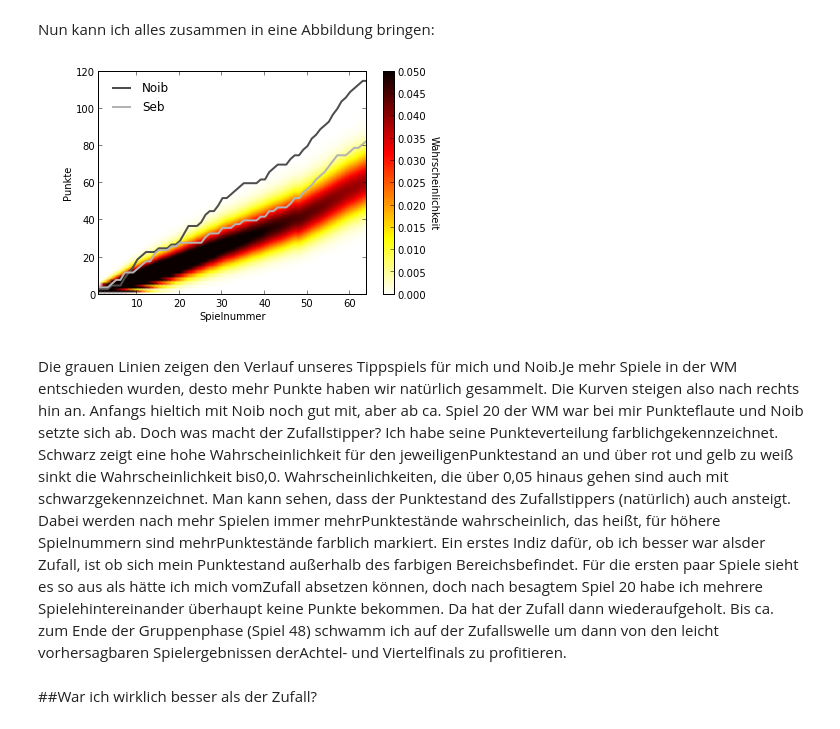
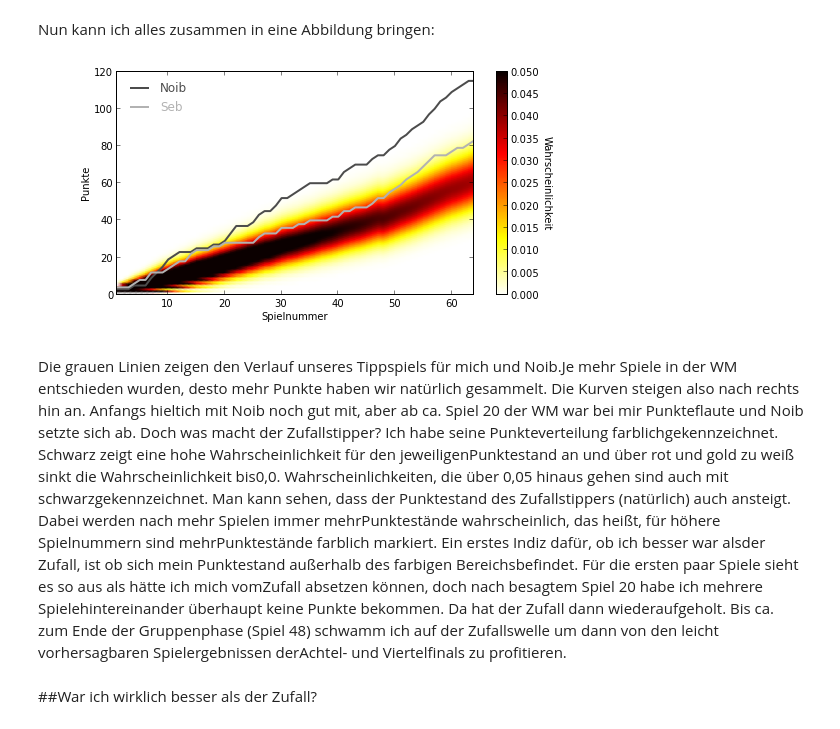
Before and after one commit to sbitzer/WorldCupTippSimulator, a Jupyter notebook: WCTippSimulator.ipynb, the cells around one changed output. Drawn from its saved outputs; the diff is of its cells as text; code cells hidden in the pictures.

Commit message:
finished text and smaller changes in pval figure

```diff
--- a/WCTippSimulator.ipynb
+++ b/WCTippSimulator.ipynb
@@ -39,15 +39,15 @@ Pdist = tip.compPointDist(sim)
 # %% [markdown]
 Das möchte ich natürlich mit meinen Punkten vergleichen. Dazu lade ich meineTipps ins Programm und berechne die dafür erhaltenen Punkte vom Tippspiel.Gleichzeitig lade ich auch die Daten für den Gewinner unserer Tipprunde, derdas Pseudonym "Noib" als Name gewählt hatte.
 # %%
-names, tscores = tip.readWC2014tipps()tpoints = tip.compWCPoints(tscores)
+names, tscores = tip.readWC2014tipps()tpoints = tip.compWCPoints(tscores)tpointssum = tpoints.cumsum(0)
 # %% [markdown]
 Nun kann ich alles zusammen in eine Abbildung bringen:
-# %%
-plotTippScoresWithDist(Pdist, tpoints.cumsum(0), names)
-# %% [output]
-[figure, removed]
+# %%
+plotTippPointsWithDist(Pdist, tpointssum, names)
+# %% [output]
+[figure, added]
 # %% [markdown]
-Die grauen Linien zeigen den Verlauf unseres Tippspiels für mich und Noib.Je mehr Spiele in der WM entschieden wurden, desto mehr Punkte haben wir natürlich gesammelt. Die Kurven steigen also nach rechts hin an. Anfangs hieltich mit Noib noch gut mit, aber ab ca. Spiel 20 der WM war bei mir Punkteflaute und Noib setzte sich ab. Doch was macht der Zufallstipper? Ich habe seine Punkteverteilung farblichgekennzeichnet. Schwarz zeigt eine hohe Wahrscheinlichkeit für den jeweiligenPunktestand an und über rot und gelb zu weiß sinkt die Wahrscheinlichkeit bis0,0. Wahrscheinlichkeiten, die über 0,05 hinaus gehen sind auch mit schwarzgekennzeichnet. Man kann sehen, dass der Punktestand des Zufallstippers (natürlich) auch ansteigt. Dabei werden nach mehr Spielen immer mehrPunktestände wahrscheinlich, das heißt, für höhere Spielnummern sind mehrPunktestände farblich markiert. Ein erstes Indiz dafür, ob ich besser war alsder Zufall, ist ob sich mein Punktestand außerhalb des farbigen Bereichsbefindet. Für die ersten paar Spiele sieht es so aus als hätte ich mich vomZufall absetzen können, doch nach besagtem Spiel 20 habe ich mehrere Spielehintereinander überhaupt keine Punkte bekommen. Da hat der Zufall dann wiederaufgeholt. Bis ca. zum Ende der Gruppenphase (Spiel 48) schwamm ich auf der Zufallswelle um dann von den leicht vorhersagbaren Spielergebnissen derAchtel- und Viertelfinals zu profitieren.
+Die grauen Linien zeigen den Verlauf unseres Tippspiels für mich und Noib.Je mehr Spiele in der WM entschieden wurden, desto mehr Punkte haben wir natürlich gesammelt. Die Kurven steigen also nach rechts hin an. Anfangs hieltich mit Noib noch gut mit, aber ab ca. Spiel 20 der WM war bei mir Punkteflaute und Noib setzte sich ab. Doch was macht der Zufallstipper? Ich habe seine Punkteverteilung farblichgekennzeichnet. Schwarz zeigt eine hohe Wahrscheinlichkeit für den jeweiligenPunktestand an und über rot und gold zu weiß sinkt die Wahrscheinlichkeit bis0,0. Wahrscheinlichkeiten, die über 0,05 hinaus gehen sind auch mit schwarzgekennzeichnet. Man kann sehen, dass der Punktestand des Zufallstippers (natürlich) auch ansteigt. Dabei werden nach mehr Spielen immer mehrPunktestände wahrscheinlich, das heißt, für höhere Spielnummern sind mehrPunktestände farblich markiert. Ein erstes Indiz dafür, ob ich besser war alsder Zufall, ist ob sich mein Punktestand außerhalb des farbigen Bereichsbefindet. Für die ersten paar Spiele sieht es so aus als hätte ich mich vomZufall absetzen können, doch nach besagtem Spiel 20 habe ich mehrere Spielehintereinander überhaupt keine Punkte bekommen. Da hat der Zufall dann wiederaufgeholt. Bis ca. zum Ende der Gruppenphase (Spiel 48) schwamm ich auf der Zufallswelle um dann von den leicht vorhersagbaren Spielergebnissen derAchtel- und Viertelfinals zu profitieren.
 # %% [markdown]
 ##War ich wirklich besser als der Zufall?
 # %% [markdown]
```
Also changed, not shown: parts of 7 cells of this notebook, 1 other file.
